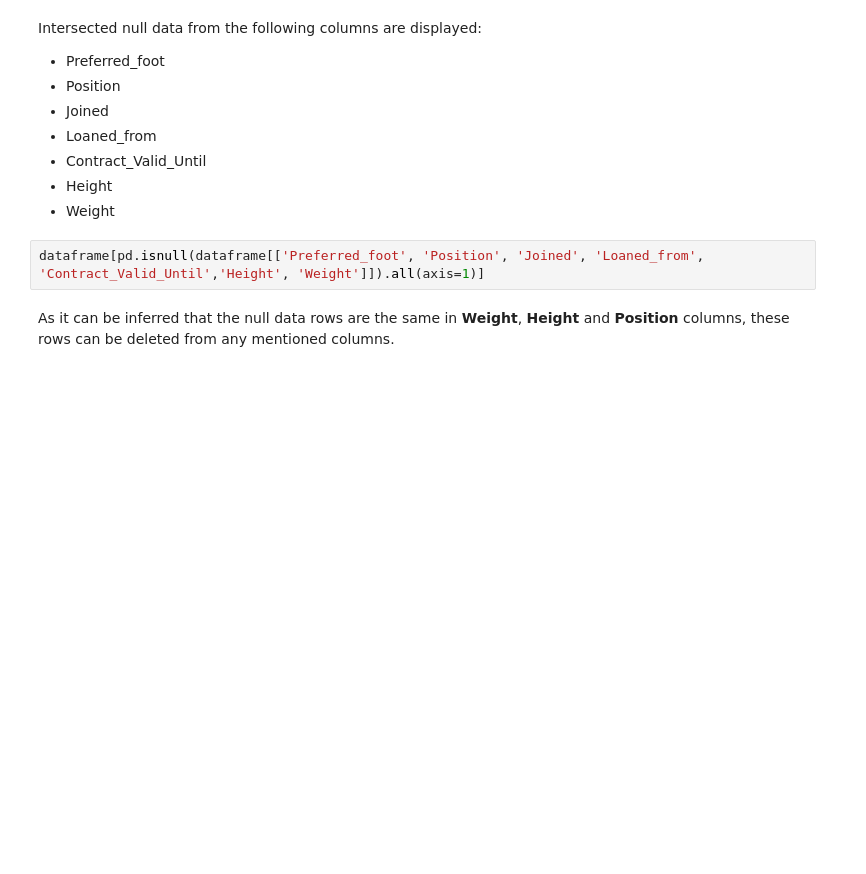
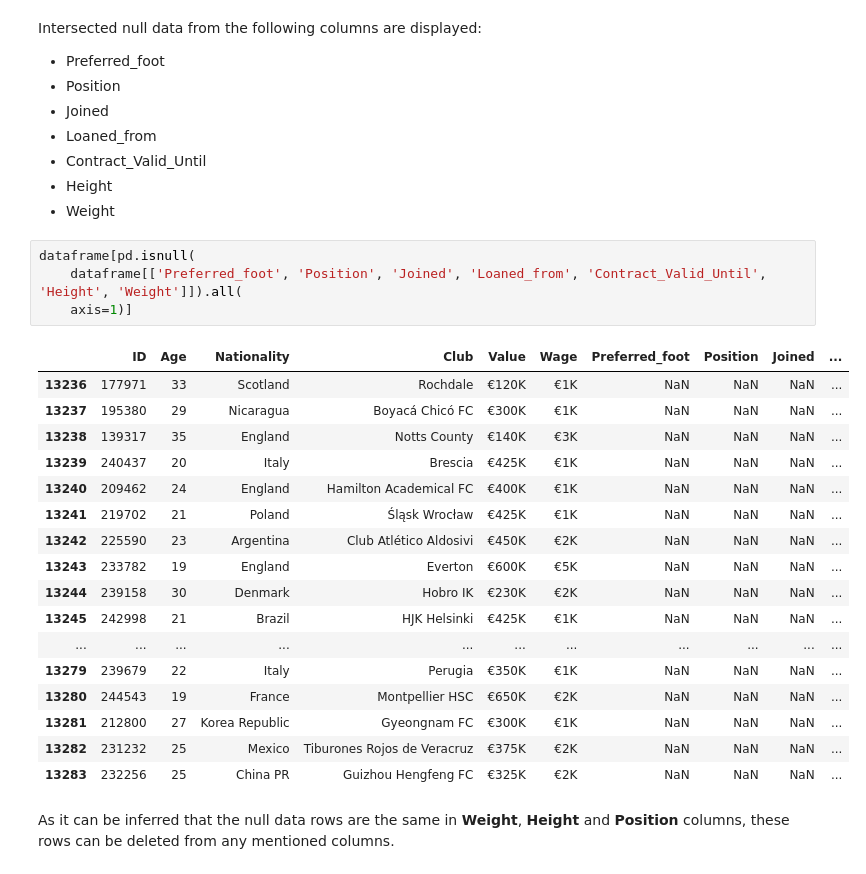
Before and after one commit to GAPPLabs/DataScienceProject, a Jupyter notebook: Proyecto.ipynb, the cells around one changed output. Drawn from its saved outputs; the diff is of its cells as text; blank space fills up the shorter version.

```diff
--- a/Proyecto.ipynb
+++ b/Proyecto.ipynb
@@ -108,7 +171,27 @@ Intersected null data from the following columns are displayed:
 - Height
 - Weight
 # %%
-dataframe[pd.isnull(dataframe[['Preferred_foot', 'Position', 'Joined', 'Loaned_from', 'Contract_Valid_Until','Height', 'Weight']]).all(axis=1)]
+dataframe[pd.isnull(
+    dataframe[['Preferred_foot', 'Position', 'Joined', 'Loaned_from', 'Contract_Valid_Until', 'Height', 'Weight']]).all(
+    axis=1)]
+# %% [output]
+|  | ID | Age | Nationality | Club | Value | Wage | Preferred_foot | Position | Joined | ... |
+| 13236 | 177971 | 33 | Scotland | Rochdale | €120K | €1K | NaN | NaN | NaN | ... |
+| 13237 | 195380 | 29 | Nicaragua | Boyacá Chicó FC | €300K | €1K | NaN | NaN | NaN | ... |
+| 13238 | 139317 | 35 | England | Notts County | €140K | €3K | NaN | NaN | NaN | ... |
+| 13239 | 240437 | 20 | Italy | Brescia | €425K | €1K | NaN | NaN | NaN | ... |
+| 13240 | 209462 | 24 | England | Hamilton Academical FC | €400K | €1K | NaN | NaN | NaN | ... |
+| 13241 | 219702 | 21 | Poland | Śląsk Wrocław | €425K | €1K | NaN | NaN | NaN | ... |
+| 13242 | 225590 | 23 | Argentina | Club Atlético Aldosivi | €450K | €2K | NaN | NaN | NaN | ... |
+| 13243 | 233782 | 19 | England | Everton | €600K | €5K | NaN | NaN | NaN | ... |
+| 13244 | 239158 | 30 | Denmark | Hobro IK | €230K | €2K | NaN | NaN | NaN | ... |
+| 13245 | 242998 | 21 | Brazil | HJK Helsinki | €425K | €1K | NaN | NaN | NaN | ... |
+| ... | ... | ... | ... | ... | ... | ... | ... | ... | ... | ... |
+| 13279 | 239679 | 22 | Italy | Perugia | €350K | €1K | NaN | NaN | NaN | ... |
+| 13280 | 244543 | 19 | France | Montpellier HSC | €650K | €2K | NaN | NaN | NaN | ... |
+| 13281 | 212800 | 27 | Korea Republic | Gyeongnam FC | €300K | €1K | NaN | NaN | NaN | ... |
+| 13282 | 231232 | 25 | Mexico | Tiburones Rojos de Veracruz | €375K | €2K | NaN | NaN | NaN | ... |
+| 13283 | 232256 | 25 | China PR | Guizhou Hengfeng FC | €325K | €2K | NaN | NaN | NaN | ... |
 # %% [markdown]
 As it can be inferred that the null data rows are the same in **Weight**, **Height** and **Position** columns, these rows can be deleted from any mentioned columns.
 # %%
```
Also changed, not shown: parts of 118 cells of this notebook.
